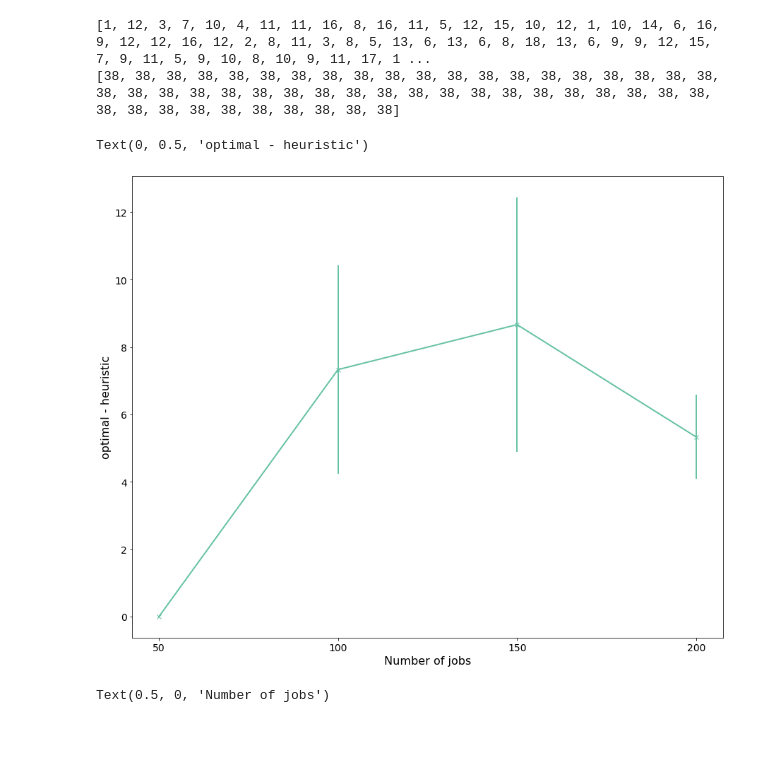
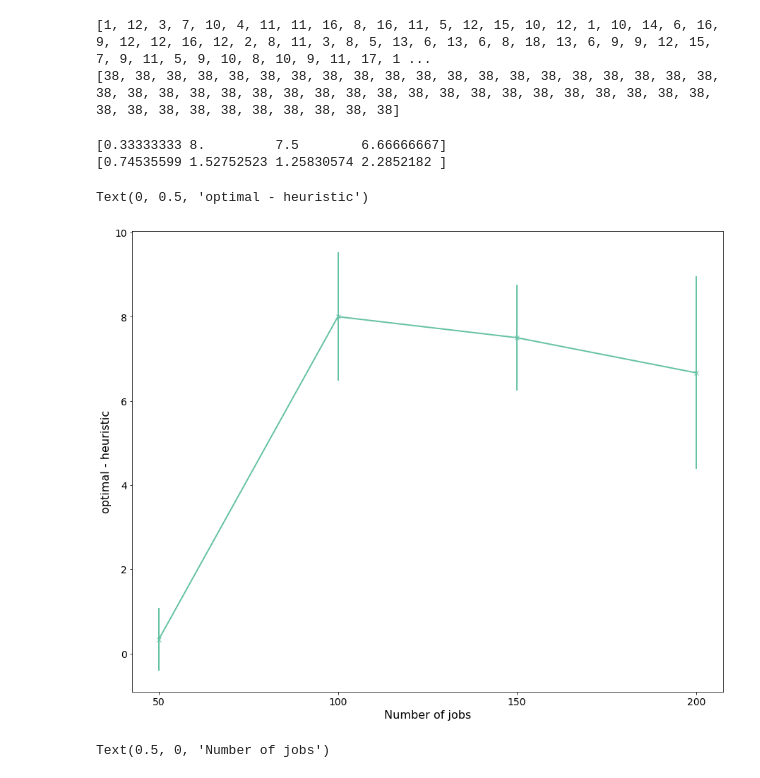
Before and after one commit to Vincent-lau/hyperion, a Jupyter notebook: measure/plotmetrics.ipynb, the cells around one changed output. Saved outputs shown, nothing was run; the diff lists cells and outputs as text; code cells hidden in the pictures; blank space fills up the shorter version.

```diff
--- a/measure/plotmetrics.ipynb
+++ b/measure/plotmetrics.ipynb
@@ -891,18 +894,22 @@ print(initial_ws[0])
 # %%
 fig, ax = plt.subplots()
 fig.set_size_inches(15, 12)
 
 num_jobs = [50, 100, 150, 200]
-diff = [[0, 0, 0],[3, 10, 9], [6, 14, 6],  [4, 5, 7]]
+diff = [[0, 2, 0, 0, 0, 0],[10, 8, 6, 9, 9, 6], [6, 6, 7, 9,8,9],  [5, 6, 4,11,8, 6]]
 diff = np.array([[np.mean(np.array(a)), np.std(np.array(a))] for a in diff])
+print(diff[:, 0])
+print(diff[:, 1])
 
 ax.errorbar(num_jobs, diff[:,0], yerr =diff[:,1], color=cs[0], linewidth=2, marker='x')
 ax.set_xticks(num_jobs)
 ax.set_xlabel('Number of jobs')
 ax.set_ylabel('optimal - heuristic')
 # %% [output]
-Text(0, 0.5, 'optimal - heuristic')
+[0.33333333 8.         7.5        6.66666667]
+[0.74535599 1.52752523 1.25830574 2.2852182 ]
+Text(0, 0.5, 'optimal - heuristic')
-[figure, old version]
+[figure, new version]
 # %%
 fig, ax = plt.subplots()
 fig.set_size_inches(15, 12)
```
Also changed, not shown: parts of 11 cells of this notebook.
